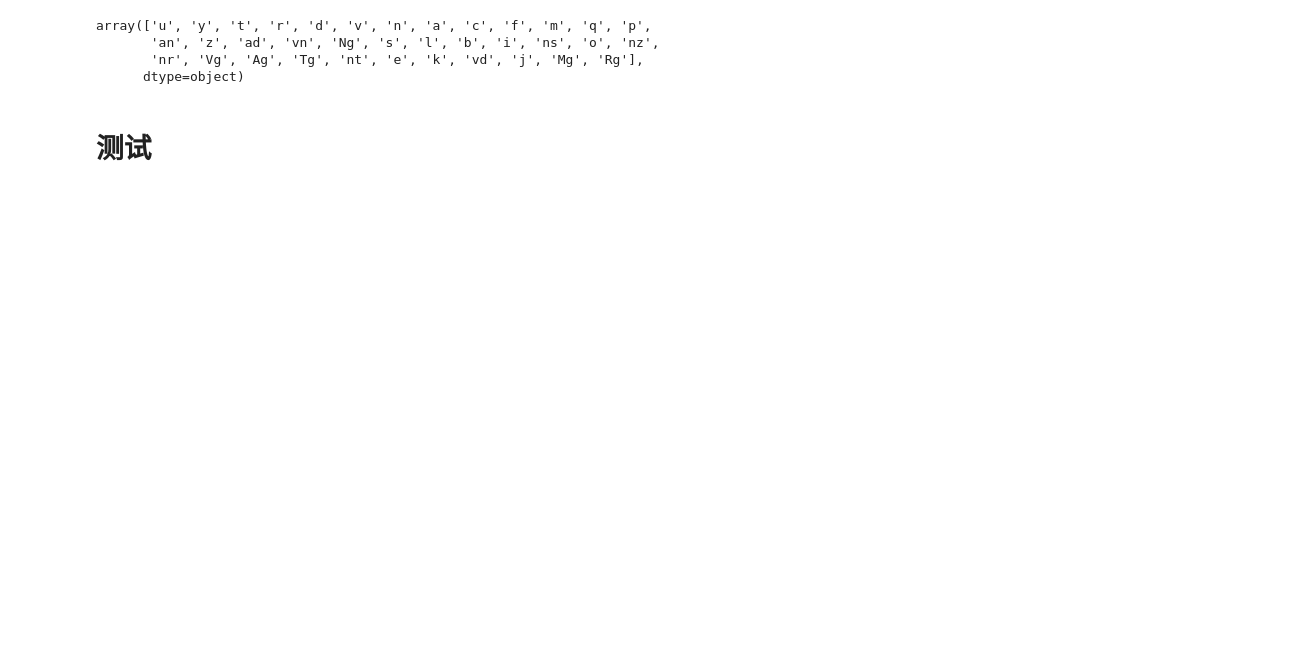
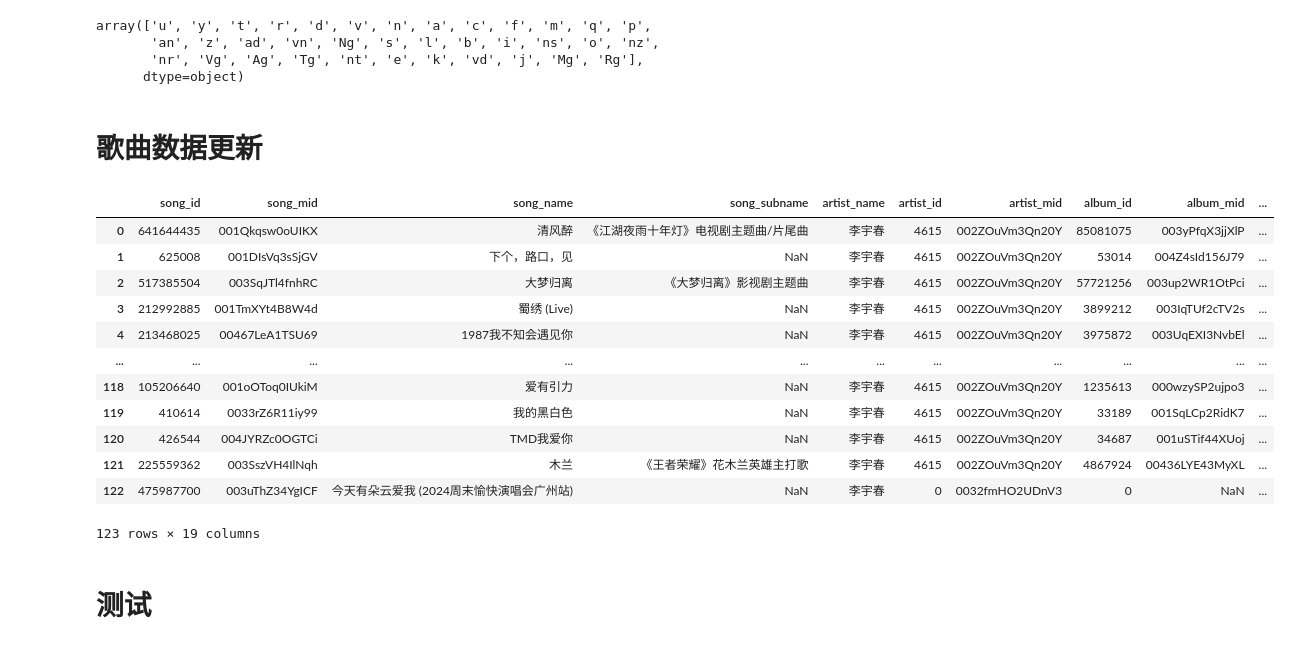
Before and after one commit to Kofi-W/net_charts, a Jupyter notebook: songs/word_pos_extra.ipynb, the cells around one changed output. Cells and saved outputs as stored; diff of their text form; code cells hidden in the pictures; blank space fills up the shorter version.

```diff
--- a/songs/word_pos_extra.ipynb
+++ b/songs/word_pos_extra.ipynb
@@ -319,3 +372,28 @@ array(['u', 'y', 't', 'r', 'd', 'v', 'n', 'a', 'c', 'f', 'm', 'q', 'p',
        'an', 'z', 'ad', 'vn', 'Ng', 's', 'l', 'b', 'i', 'ns', 'o', 'nz',
        'nr', 'Vg', 'Ag', 'Tg', 'nt', 'e', 'k', 'vd', 'j', 'Mg', 'Rg'],
       dtype=object)
+# %% [markdown]
+# 歌曲数据更新
+# %%
+# 虚拟专辑数据，index//12+1作为虚拟专辑
+df_songs_final = df_songs.copy()
+df_songs_final['album_name_raw'] = df_songs_final['album_name']
+df_songs_final = df_songs_final.drop(columns=['album_name'])
+df_songs_final['album_name'] = "PART " + (df_songs_final.index // 10 +
+                                1).astype(str)
+df_songs_final['album_order'] = df_songs_final.index // 10
+df_songs_final
+# %% [output]
+|  | song_id | song_mid | song_name | song_subname | artist_name | artist_id | artist_mid | album_id | album_mid | ... |
+| 0 | 641644435 | 001Qkqsw0oUIKX | 清风醉 | 《江湖夜雨十年灯》电视剧主题曲/片尾曲 | 李宇春 | 4615 | 002ZOuVm3Qn20Y | 85081075 | 003yPfqX3jjXlP | ... |
+| 1 | 625008 | 001DIsVq3sSjGV | 下个，路口，见 | NaN | 李宇春 | 4615 | 002ZOuVm3Qn20Y | 53014 | 004Z4sId156J79 | ... |
+| 2 | 517385504 | 003SqJTl4fnhRC | 大梦归离 | 《大梦归离》影视剧主题曲 | 李宇春 | 4615 | 002ZOuVm3Qn20Y | 57721256 | 003up2WR1OtPci | ... |
+| 3 | 212992885 | 001TmXYt4B8W4d | 蜀绣 (Live) | NaN | 李宇春 | 4615 | 002ZOuVm3Qn20Y | 3899212 | 003IqTUf2cTV2s | ... |
+| 4 | 213468025 | 00467LeA1TSU69 | 1987我不知会遇见你 | NaN | 李宇春 | 4615 | 002ZOuVm3Qn20Y | 3975872 | 003UqEXI3NvbEl | ... |
+| ... | ... | ... | ... | ... | ... | ... | ... | ... | ... | ... |
+| 118 | 105206640 | 001oOToq0IUkiM | 爱有引力 | NaN | 李宇春 | 4615 | 002ZOuVm3Qn20Y | 1235613 | 000wzySP2ujpo3 | ... |
+| 119 | 410614 | 0033rZ6R11iy99 | 我的黑白色 | NaN | 李宇春 | 4615 | 002ZOuVm3Qn20Y | 33189 | 001SqLCp2RidK7 | ... |
+| 120 | 426544 | 004JYRZc0OGTCi | TMD我爱你 | NaN | 李宇春 | 4615 | 002ZOuVm3Qn20Y | 34687 | 001uSTif44XUoj | ... |
+| 121 | 225559362 | 003SszVH4IlNqh | 木兰 | 《王者荣耀》花木兰英雄主打歌 | 李宇春 | 4615 | 002ZOuVm3Qn20Y | 4867924 | 00436LYE43MyXL | ... |
+| 122 | 475987700 | 003uThZ34YgICF | 今天有朵云爱我 (2024周末愉快演唱会广州站) | NaN | 李宇春 | 0 | 0032fmHO2UDnV3 | 0 | NaN | ... |
+123 rows × 19 columns
```
Also changed, not shown: parts of 11 cells of this notebook, 11 other files.
